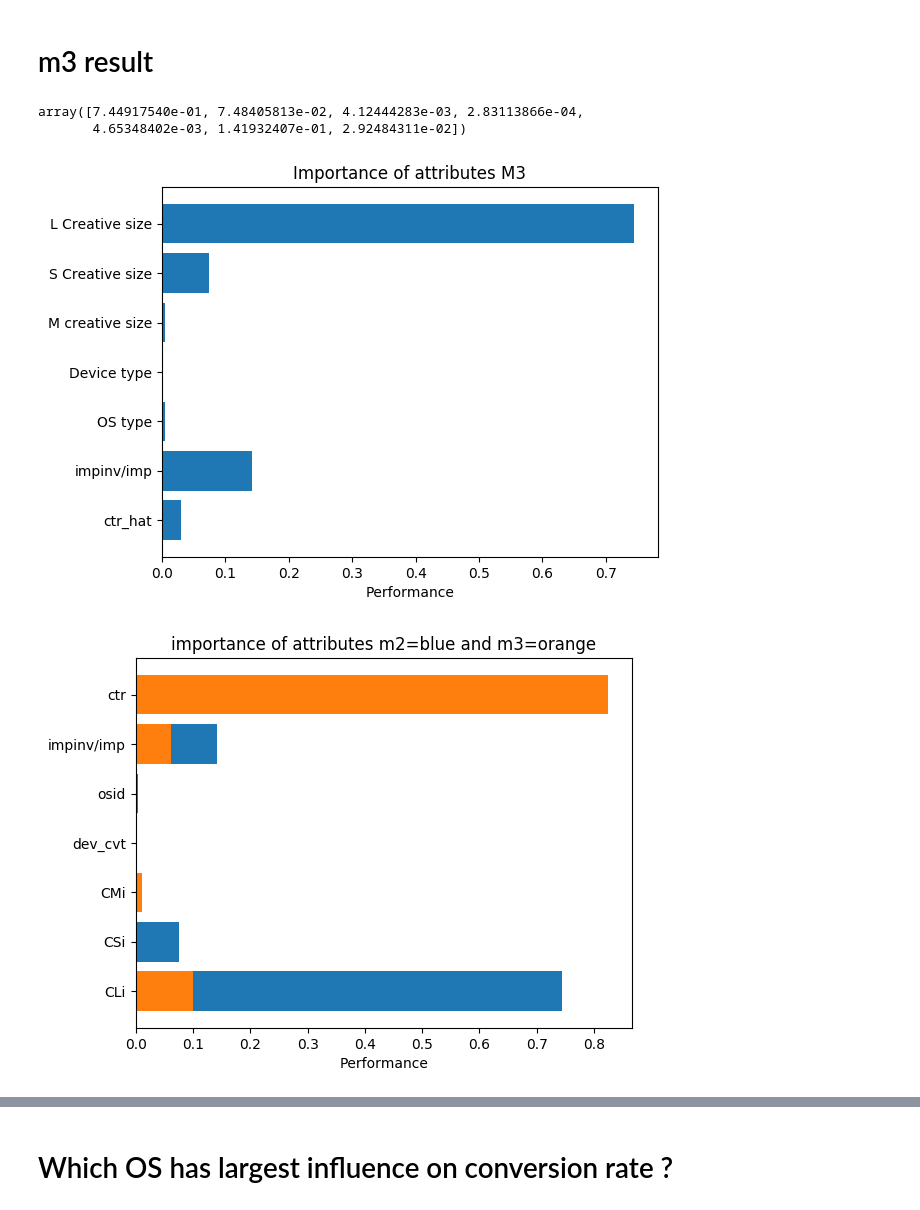
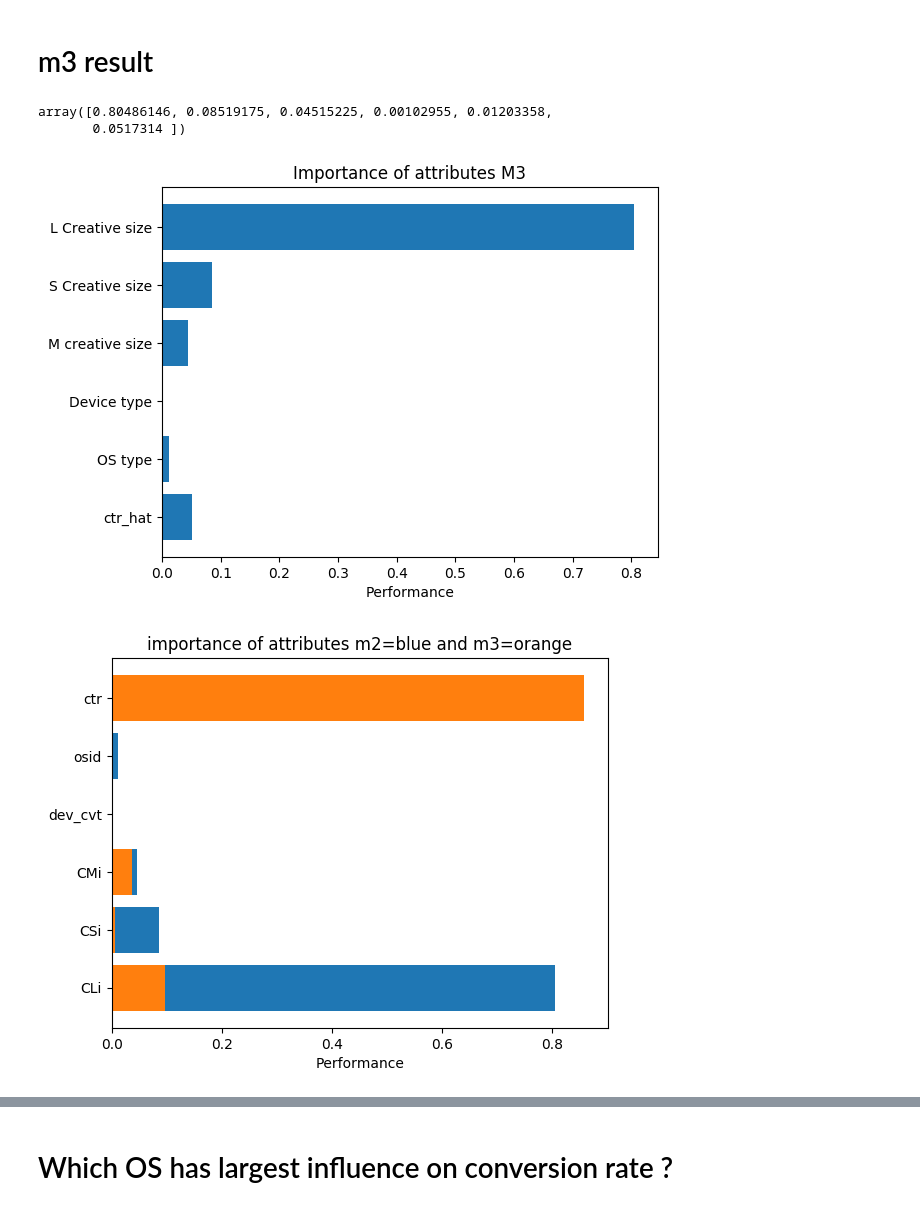
Before and after one commit to taiseii/D.c.2, a Jupyter notebook: Analysis2.ipynb, the cells around one changed output, grey strips where cells are left out. Saved outputs shown, nothing was run; the diff lists cells and outputs as text; code cells hidden in the pictures.

```diff
--- a/Analysis2.ipynb
+++ b/Analysis2.ipynb
@@ -352,7 +352,6 @@ m2_X = np.asarray(list(zip(df5['creativeL/impression'],
                            df5['creativeM/impression'],
                            df3['dev_cvt'],
                            df3['osid_cvt'],
-                           df5['impinv/imp'],
                            m1_Y
                                 )))
 # %%
@@ -445,7 +444,6 @@ m3_X = np.asarray(list(zip(df5['creativeL/impression'],
                            df5['creativeM/impression'],
                            df3['dev_cvt'],
                            df3['osid_cvt'],
-                           df5['impinv/imp'],
                            ctr_hat
                             )))
 # %%
@@ -465,13 +463,13 @@ RandomForestRegressor(bootstrap=True, criterion='mse', max_depth=None,
 # %%
 m3.feature_importances_
 # %% [output]
-array([7.44917540e-01, 7.48405813e-02, 4.12444283e-03, 2.83113866e-04,
-       4.65348402e-03, 1.41932407e-01, 2.92484311e-02])
+array([0.80486146, 0.08519175, 0.04515225, 0.00102955, 0.01203358,
+       0.0517314 ])
 # %%
 plt.rcdefaults()
 figm3, axm3 = plt.subplots()
 m3_feature_og = ('L Creative size','S Creative size','M creative size',
-                'Device type','OS type','impinv/imp','ctr_hat')
+                'Device type','OS type','ctr_hat')
 y_pos_m3_feature_og = np.arange(len(m3_feature_og))
 performance_m3 = m3.feature_importances_
 axm3.barh(y_pos_m3_feature_og,performance_m3 ,align='center')
@@ -483,38 +481,38 @@ axm3.set_title('Importance of attributes M3')
 
 plt.show()
 # %% [output]
-[figure, old version]
+[figure, new version]
 # %%
 plt.rcdefaults()
 fig, ax = plt.subplots()
 
 # Example data
 # people = ('Tom', 'Dick', 'Harry', 'Slim', 'Jim')
 
-m3_feature = ('CLi','CSi','Cmi','dev_cvt','osid','impinv/imp','ctr_hat')
+m3_feature = ('CLi','CSi','Cmi','dev_cvt','osid','ctr_hat')
 y_pos_m3 = np.arange(len(m3_feature))
 performance = m3.feature_importances_
 ax.barh(y_pos_m3, performance,  align='center')
 ax.set_yticks(y_pos_m3)
 ax.set_yticklabels(m3_feature)
 ax.invert_yaxis()  # labels read top-to-bottom
 ax.set_xlabel('Performance')
 ax.set_title('importance of attributes m3')
 
-m2_feature = ('CLi','CSi','CMi','dev_cvt','osid','impinv/imp','ctr')
+m2_feature = ('CLi','CSi','CMi','dev_cvt','osid','ctr')
 y_pos_m2 = np.arange(len(m2_feature))
 performance = m2.feature_importances_
 ax.barh(y_pos_m2, performance,  align='center')
 ax.set_yticks(y_pos_m2)
 ax.set_yticklabels(m2_feature)
 ax.invert_yaxis()  # labels read top-to-bottom
 ax.set_xlabel('Performance')
 ax.set_title('importance of attributes m2=blue and m3=orange')
 
 
 plt.show()
 # %% [output]
-[figure, old version]
+[figure, new version]
 # %%
 m3_hat = m3.predict(m3_X)
 # %%
```
Also changed, not shown: parts of 12 cells of this notebook.
